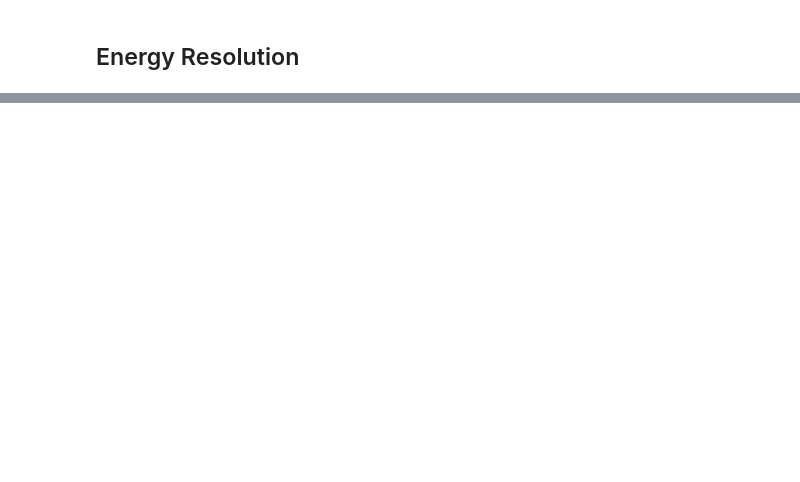
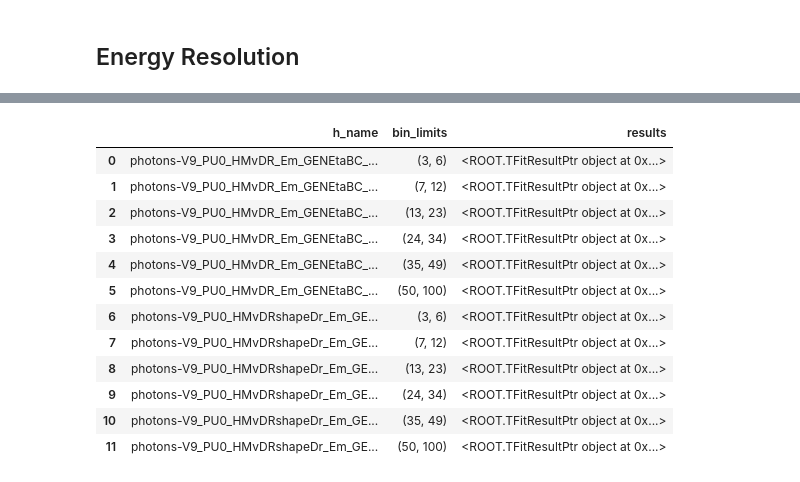
Before and after one commit to cerminar/ntuple-analysis, a Jupyter notebook: notebooks/compute-layer-calibrations.ipynb, the cells around one changed output, grey strips where cells are left out. Drawn from its saved outputs; the diff is of its cells as text; code cells hidden in the pictures; blank space fills up the shorter version.

```diff
--- a/notebooks/compute-layer-calibrations.ipynb
+++ b/notebooks/compute-layer-calibrations.ipynb
@@ -1453,0 +1355,3 @@ draw([his.h_energyResVenergy.ProjectionY(uuid.uuid4().hex[:6]) for his in hsets]
+# %%
+# run this cell to clean the cache of the fit results
+cache = pd.DataFrame(columns=['h_name', 'bin_limits', 'results'])
@@ -1537,3 +1400,19 @@ n                         =       936193   +/-   1
+# %%
+cache
+# %% [output]
+|  | h_name | bin_limits | results |
+| 0 | photons-V9_PU0_HMvDR_Em_GENEtaBC_... | (3, 6) | <ROOT.TFitResultPtr object at 0x...> |
+| 1 | photons-V9_PU0_HMvDR_Em_GENEtaBC_... | (7, 12) | <ROOT.TFitResultPtr object at 0x...> |
+| 2 | photons-V9_PU0_HMvDR_Em_GENEtaBC_... | (13, 23) | <ROOT.TFitResultPtr object at 0x...> |
+| 3 | photons-V9_PU0_HMvDR_Em_GENEtaBC_... | (24, 34) | <ROOT.TFitResultPtr object at 0x...> |
+| 4 | photons-V9_PU0_HMvDR_Em_GENEtaBC_... | (35, 49) | <ROOT.TFitResultPtr object at 0x...> |
+| 5 | photons-V9_PU0_HMvDR_Em_GENEtaBC_... | (50, 100) | <ROOT.TFitResultPtr object at 0x...> |
+| 6 | photons-V9_PU0_HMvDRshapeDr_Em_GE... | (3, 6) | <ROOT.TFitResultPtr object at 0x...> |
+| 7 | photons-V9_PU0_HMvDRshapeDr_Em_GE... | (7, 12) | <ROOT.TFitResultPtr object at 0x...> |
+| 8 | photons-V9_PU0_HMvDRshapeDr_Em_GE... | (13, 23) | <ROOT.TFitResultPtr object at 0x...> |
+| 9 | photons-V9_PU0_HMvDRshapeDr_Em_GE... | (24, 34) | <ROOT.TFitResultPtr object at 0x...> |
+| 10 | photons-V9_PU0_HMvDRshapeDr_Em_GE... | (35, 49) | <ROOT.TFitResultPtr object at 0x...> |
+| 11 | photons-V9_PU0_HMvDRshapeDr_Em_GE... | (50, 100) | <ROOT.TFitResultPtr object at 0x...> |
 # %%
 for sample in ['photons-V9']:
     for tp in tps:
```
Also changed, not shown: parts of 78 cells of this notebook.
